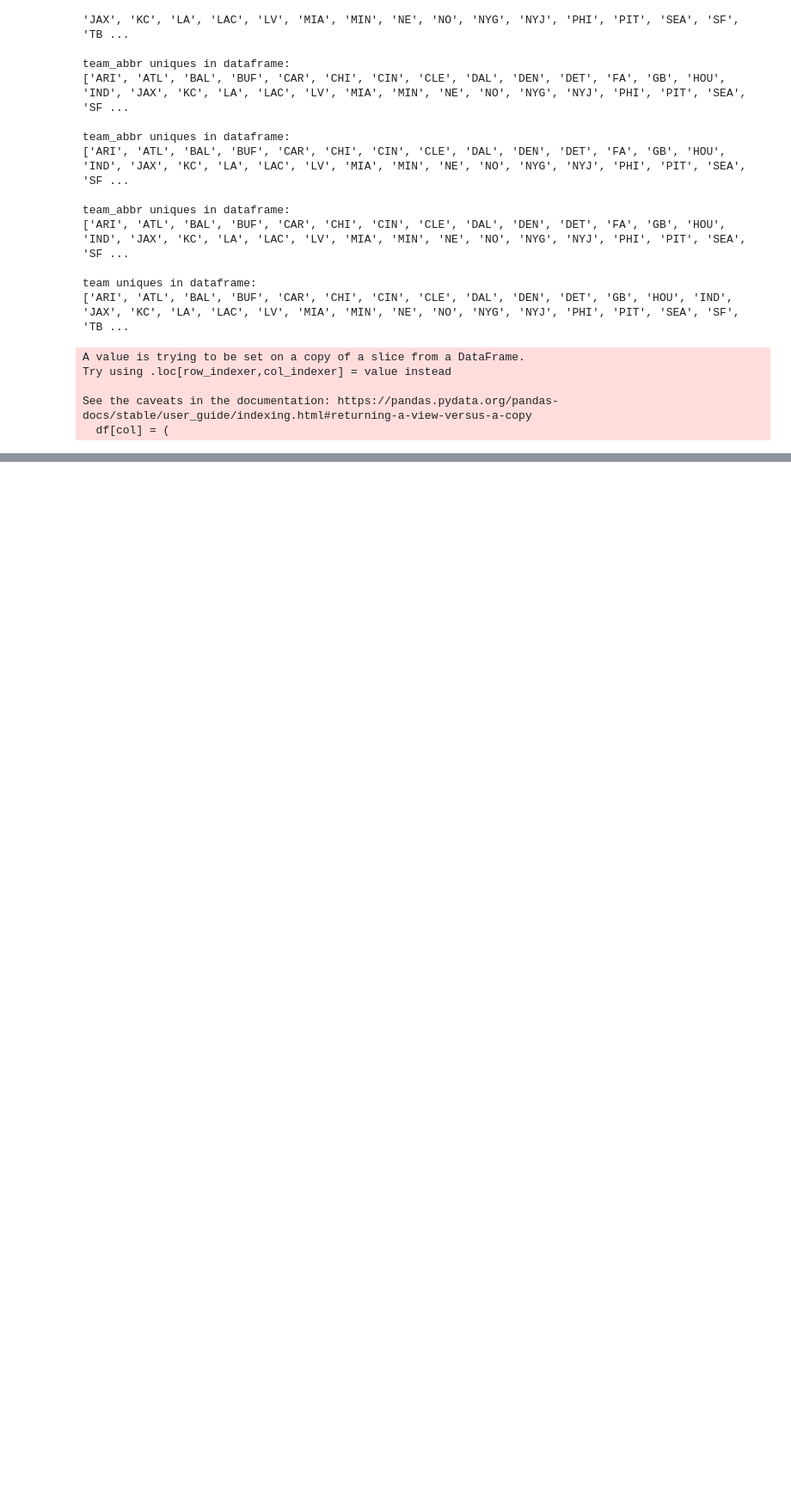
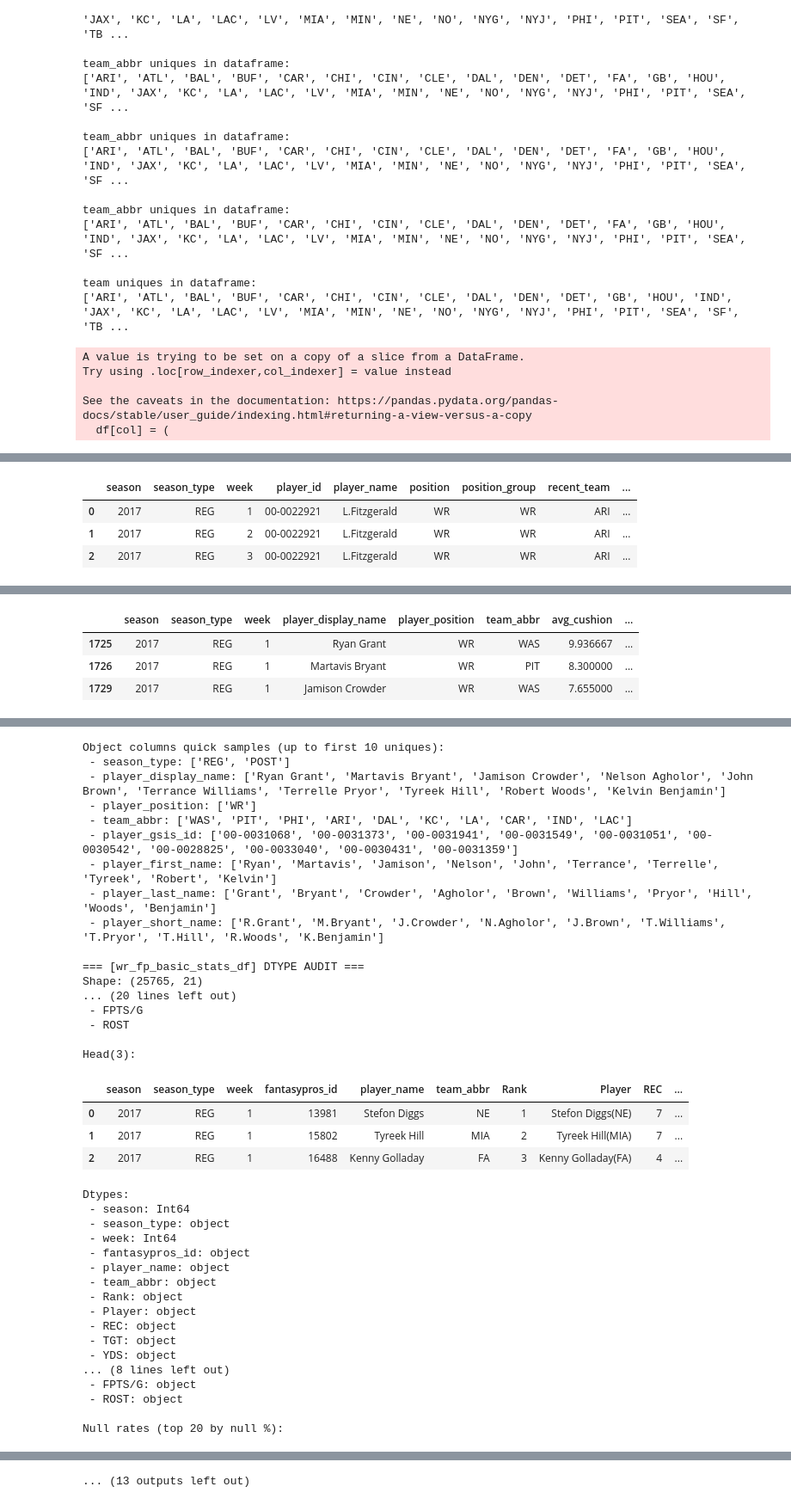
Before and after one commit to ARCtechmo/fanfav, a Jupyter notebook: wr_df_v2.ipynb, the cells around one changed output, grey strips where cells are left out. Shown at 86% size. Cells and saved outputs as stored; diff of their text form; code cells hidden in the pictures; blank space fills up the shorter version.

```diff
--- a/wr_df_v2.ipynb
+++ b/wr_df_v2.ipynb
@@ -1607,0 +1601,15 @@ array(['ARI', 'NYG', 'SEA', 'NO', 'CHI', 'NE', 'MIA', 'DET', 'HOU', 'GB',
+# %%
+# list the unique values for each specified team column for visual inspection
+dfs_and_cols = [
+    ("IDs & Weekly", wr_ids_weekly_stats_df, "recent_team"),
+    ("NGS", wr_ngs_df, "team_abbr"),
+    ("FP Basic", wr_fp_basic_stats_df, "team_abbr"),
+    ("FP Advanced", wr_fp_advanced_stats_df, "team_abbr"),
+    ("FP RZ", wr_fp_rz_stats_df, "team_abbr"),
+    ("DFS DK", wr_fd_dk_salary_2017_current_df, "team")
+]
+
+for label, df, col in dfs_and_cols:
+    if col in df.columns:
+        print(f"\n[{label}] {col} uniques ({len(df[col].dropna().unique())}):")
+        print(sorted(df[col].dropna().unique()))
@@ -1609,0 +1696,18 @@ array(['ARI', 'NYG', 'SEA', 'NO', 'CHI', 'NE', 'MIA', 'DET', 'HOU', 'GB',
+# %%
+# Replace these with your in-memory dfs (ensure they exist in your notebook)
+dfs_dict = {
+    "wr_ids_weekly_stats_df": wr_ids_weekly_stats_df,
+    "wr_ngs_df": wr_ngs_df,
+    "wr_fp_basic_stats_df": wr_fp_basic_stats_df,
+    "wr_fp_advanced_stats_df": wr_fp_advanced_stats_df,
+    "wr_fp_rz_stats_df": wr_fp_rz_stats_df,
+    "wr_fd_dk_salary_2017_current_df": wr_fd_dk_salary_2017_current_df,
+}
+
+# 1) Stage copies (safety)
+staged = make_stage_copies(dfs_dict)
+
+# 2) Audit originals (columns, head, dtypes, nulls, object samples)
+for name, df in dfs_dict.items():
+    audit_df(df, name)
+# %% [output]
@@ -1609,0 +1731,4 @@ array(['ARI', 'NYG', 'SEA', 'NO', 'CHI', 'NE', 'MIA', 'DET', 'HOU', 'GB',
+|  | season | season_type | week | player_id | player_name | position | position_group | recent_team | ... |
+| 0 | 2017 | REG | 1 | 00-0022921 | L.Fitzgerald | WR | WR | ARI | ... |
+| 1 | 2017 | REG | 2 | 00-0022921 | L.Fitzgerald | WR | WR | ARI | ... |
+| 2 | 2017 | REG | 3 | 00-0022921 | L.Fitzgerald | WR | WR | ARI | ... |
@@ -1609,0 +1786,4 @@ array(['ARI', 'NYG', 'SEA', 'NO', 'CHI', 'NE', 'MIA', 'DET', 'HOU', 'GB',
+|  | season | season_type | week | player_display_name | player_position | team_abbr | avg_cushion | ... |
+| 1725 | 2017 | REG | 1 | Ryan Grant | WR | WAS | 9.936667 | ... |
+| 1726 | 2017 | REG | 1 | Martavis Bryant | WR | PIT | 8.300000 | ... |
+| 1729 | 2017 | REG | 1 | Jamison Crowder | WR | WAS | 7.655000 | ... |
@@ -1609,0 +1824,38 @@ array(['ARI', 'NYG', 'SEA', 'NO', 'CHI', 'NE', 'MIA', 'DET', 'HOU', 'GB',
+Object columns quick samples (up to first 10 uniques):
+ - season_type: ['REG', 'POST']
+ - player_display_name: ['Ryan Grant', 'Martavis Bryant', 'Jamison Crowder', 'Nelson Agholor', 'John Brown', 'Terrance Williams', 'Terrelle Pryor', 'Tyreek Hill', 'Robert Woods', 'Kelvin Benjamin']
+ - player_position: ['WR']
+ - team_abbr: ['WAS', 'PIT', 'PHI', 'ARI', 'DAL', 'KC', 'LA', 'CAR', 'IND', 'LAC']
+ - player_gsis_id: ['00-0031068', '00-0031373', '00-0031941', '00-0031549', '00-0031051', '00-0030542', '00-0028825', '00-0033040', '00-0030431', '00-0031359']
+ - player_first_name: ['Ryan', 'Martavis', 'Jamison', 'Nelson', 'John', 'Terrance', 'Terrelle', 'Tyreek', 'Robert', 'Kelvin']
+ - player_last_name: ['Grant', 'Bryant', 'Crowder', 'Agholor', 'Brown', 'Williams', 'Pryor', 'Hill', 'Woods', 'Benjamin']
+ - player_short_name: ['R.Grant', 'M.Bryant', 'J.Crowder', 'N.Agholor', 'J.Brown', 'T.Williams', 'T.Pryor', 'T.Hill', 'R.Woods', 'K.Benjamin']
+
+=== [wr_fp_basic_stats_df] DTYPE AUDIT ===
+Shape: (25765, 21)
+... (20 lines left out)
+ - FPTS/G
+ - ROST
+
+Head(3):
+|  | season | season_type | week | fantasypros_id | player_name | team_abbr | Rank | Player | REC | ... |
+| 0 | 2017 | REG | 1 | 13981 | Stefon Diggs | NE | 1 | Stefon Diggs(NE) | 7 | ... |
+| 1 | 2017 | REG | 1 | 15802 | Tyreek Hill | MIA | 2 | Tyreek Hill(MIA) | 7 | ... |
+| 2 | 2017 | REG | 1 | 16488 | Kenny Golladay | FA | 3 | Kenny Golladay(FA) | 4 | ... |
+Dtypes:
+ - season: Int64
+ - season_type: object
+ - week: Int64
+ - fantasypros_id: object
+ - player_name: object
+ - team_abbr: object
+ - Rank: object
+ - Player: object
+ - REC: object
+ - TGT: object
+ - YDS: object
+... (8 lines left out)
+ - FPTS/G: object
+ - ROST: object
+
+Null rates (top 20 by null %):
@@ -1609,0 +1879 @@ array(['ARI', 'NYG', 'SEA', 'NO', 'CHI', 'NE', 'MIA', 'DET', 'HOU', 'GB',
+... (13 outputs left out)
```
Also changed, not shown: parts of 19 cells of this notebook.
